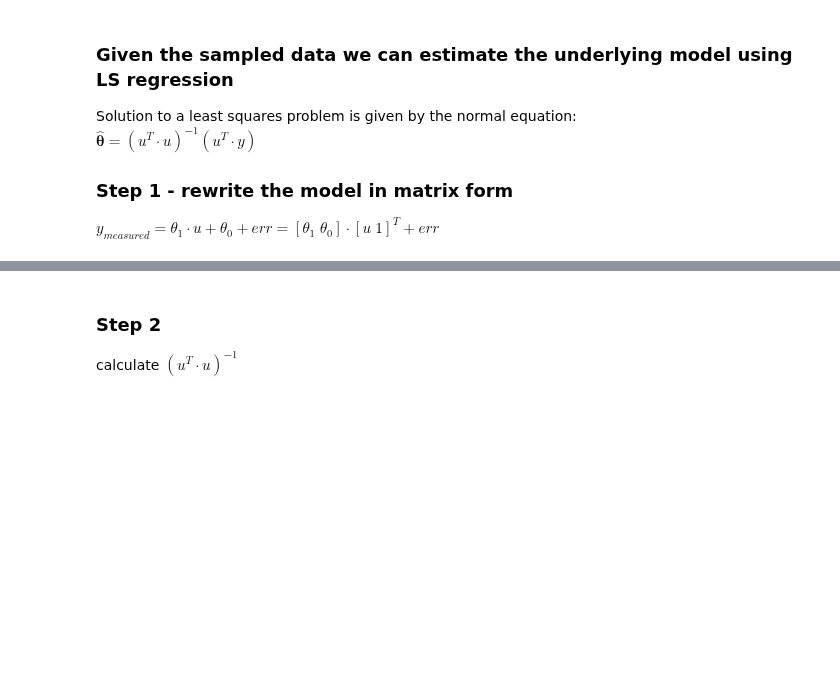
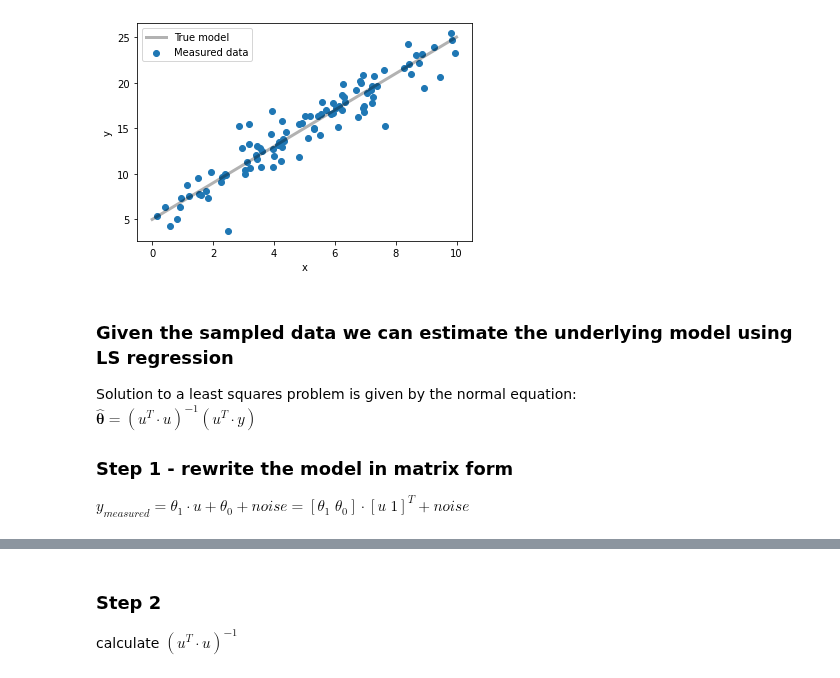
Before and after one commit to fredralm/TTK4260, a Jupyter notebook: 2021/L1/LS_draft.ipynb, the cells around one changed output, grey strips where cells are left out. Saved outputs shown, nothing was run; the diff lists cells and outputs as text; code cells hidden in the pictures; blank space fills up the shorter version.

```diff
--- a/2021/L1/LS_draft.ipynb
+++ b/2021/L1/LS_draft.ipynb
@@ -46,8 +82,34 @@ plt.ylabel("y");
+# %%
+from scipy.stats import norm, laplace
+if dist == "laplace":
+    #pdf = laplace_pdf
+    pdf = laplace.pdf
+    noise = magnitude * np.random.laplace(loc, scale, N)
+elif dist == "gauss":
+    #pdf = gauss_pdf
+    pdf = norm.pdf
+    noise = magnitude * np.random.normal(loc, scale, N)
+else:
+    raise Exception("Distribution not implemented, choose \"laplace\" or \"gauss\"")
+
+# Add noise to the model
+y = y_true + noise
+
+# Plot measured data
+plt.scatter(u, y, label=r"Measured data")
+u0 = np.linspace(0, 10, 500)
+plt.plot(u0, y_model(u0), "k", alpha=0.3, lw=3, label="True model")
+#plt.xlim(0, 10)
+plt.legend()
+plt.xlabel("x")
+plt.ylabel("y");
+# %% [output]
+[figure, added]
 # %% [markdown]
 ### Given the sampled data we can estimate the underlying model using LS regression
 Solution to a least squares problem is given by the normal equation:
 $\hat{\mathbf{\theta}} = (u^T\cdot u)^{-1}(u^T\cdot y)$
 
 ### Step 1 - rewrite the model in matrix form
-$y_{measured} = \theta_1 \cdot u + \theta_0 + err = [ \theta_1 \; \theta_0 ] \cdot [u \; 1]^T + err$
+$y_{measured} = \theta_1 \cdot u + \theta_0 + noise = [ \theta_1 \; \theta_0 ] \cdot [u \; 1]^T + noise$
 # %%
```
Also changed, not shown: parts of 19 cells of this notebook.
